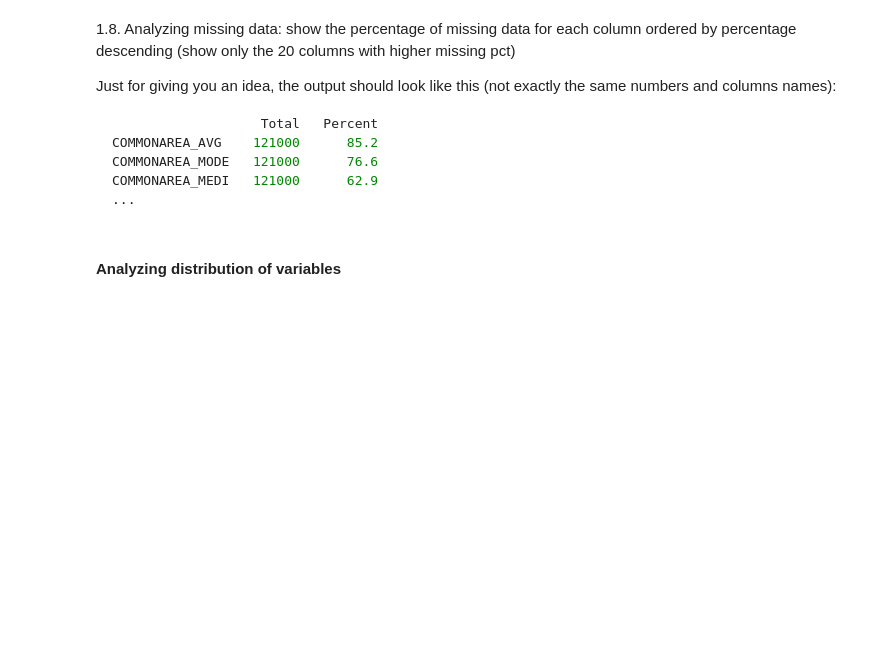
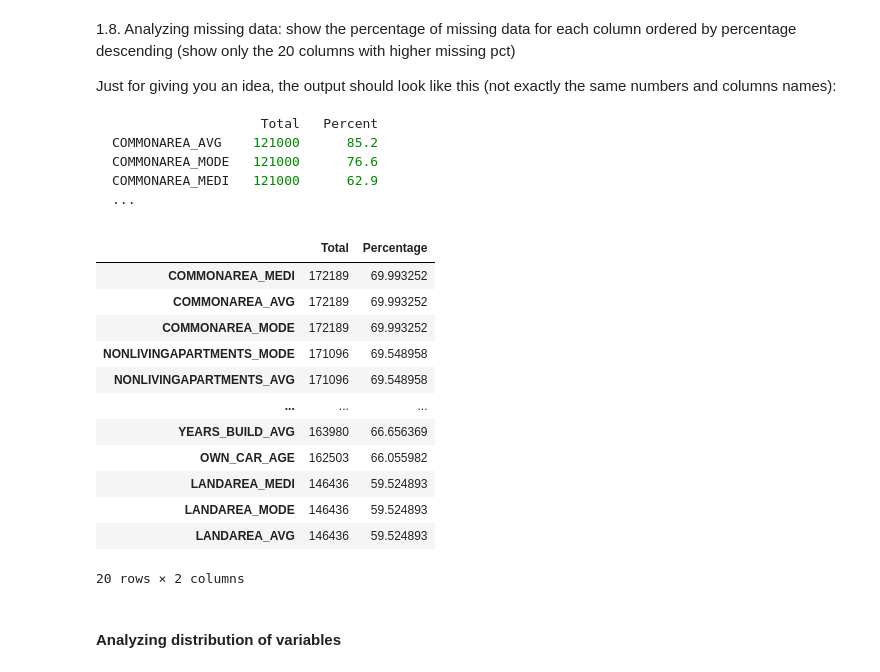
Before and after one commit to mlopez0/Credit-Risk, a Jupyter notebook: AnyoneAI - Sprint Project 02.ipynb, the cells around one changed output. Saved outputs shown, nothing was run; the diff lists cells and outputs as text; code cells hidden in the pictures; blank space fills up the shorter version.

```diff
--- a/AnyoneAI - Sprint Project 02.ipynb
+++ b/AnyoneAI - Sprint Project 02.ipynb
@@ -197,3 +237,27 @@ COMMONAREA_MEDI   121000      62.9
+# %%
+### TODO Complete in this cell: checking missing data
+
+counts, percentage = app_train.isna().sum(), (app_train.isna().sum() / len(app_train)) * 100
+
+df_na = pd.DataFrame({"Total": counts, "Percentage": percentage}).sort_values(
+    by="Percentage", axis=0, ascending=False
+)
+
+df_na.head(20)
+# %% [output]
+|  | Total | Percentage |
+| COMMONAREA_MEDI | 172189 | 69.993252 |
+| COMMONAREA_AVG | 172189 | 69.993252 |
+| COMMONAREA_MODE | 172189 | 69.993252 |
+| NONLIVINGAPARTMENTS_MODE | 171096 | 69.548958 |
+| NONLIVINGAPARTMENTS_AVG | 171096 | 69.548958 |
+| ... | ... | ... |
+| YEARS_BUILD_AVG | 163980 | 66.656369 |
+| OWN_CAR_AGE | 162503 | 66.055982 |
+| LANDAREA_MEDI | 146436 | 59.524893 |
+| LANDAREA_MODE | 146436 | 59.524893 |
+| LANDAREA_AVG | 146436 | 59.524893 |
+20 rows × 2 columns
 # %% [markdown]
 #### Analyzing distribution of variables
 # %% [markdown]
```
Also changed, not shown: parts of 8 cells of this notebook.
